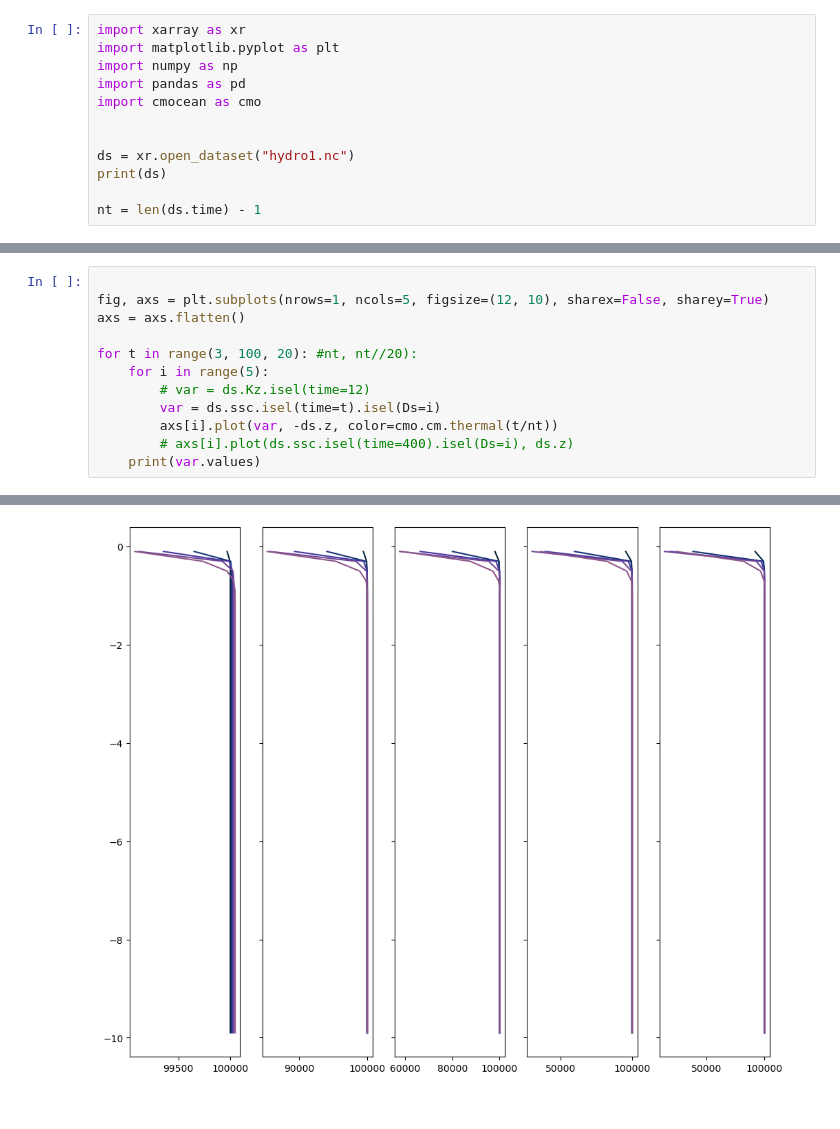
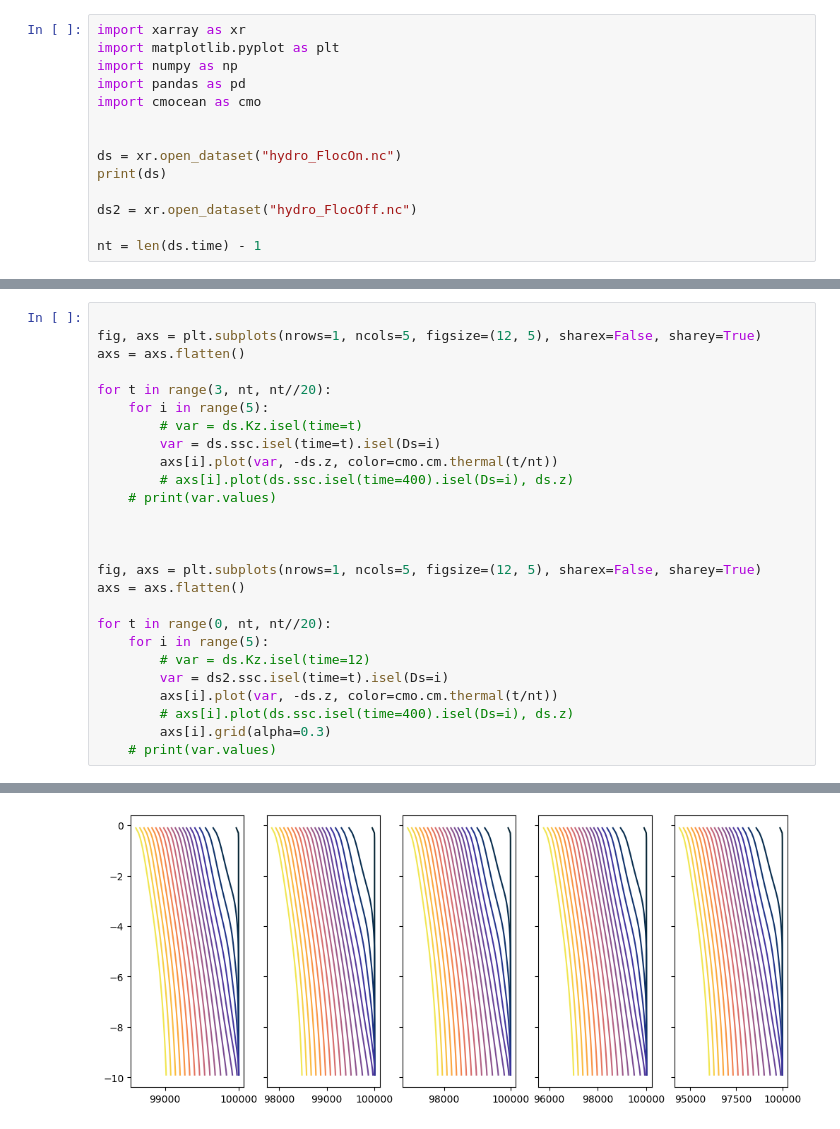
Before and after one commit to sienna-white/enkf_sediment, a Jupyter notebook: plot_sediment.ipynb, the cells around one changed output, grey strips where cells are left out. Saved outputs shown, nothing was run; the diff lists cells and outputs as text.

```diff
--- a/plot_sediment.ipynb
+++ b/plot_sediment.ipynb
@@ -6,8 +6,10 @@ import pandas as pd
 import cmocean as cmo
 
 
-ds = xr.open_dataset("hydro1.nc")
+ds = xr.open_dataset("hydro_FlocOn.nc")
 print(ds)
 
+ds2 = xr.open_dataset("hydro_FlocOff.nc")
+
 nt = len(ds.time) - 1
 # %% [output]
@@ -36,13 +39,27 @@ To opt-in to future behavior, set `decode_timedelta=False`.
 # %%
 
-fig, axs = plt.subplots(nrows=1, ncols=5, figsize=(12, 10), sharex=False, sharey=True)
+fig, axs = plt.subplots(nrows=1, ncols=5, figsize=(12, 5), sharex=False, sharey=True)
 axs = axs.flatten()
 
-for t in range(3, 100, 20): #nt, nt//20):
+for t in range(3, nt, nt//20):
     for i in range(5):
-        # var = ds.Kz.isel(time=12)
+        # var = ds.Kz.isel(time=t)
         var = ds.ssc.isel(time=t).isel(Ds=i)
         axs[i].plot(var, -ds.z, color=cmo.cm.thermal(t/nt))
         # axs[i].plot(ds.ssc.isel(time=400).isel(Ds=i), ds.z)
-    print(var.values)
+    # print(var.values)
+
+
+
+fig, axs = plt.subplots(nrows=1, ncols=5, figsize=(12, 5), sharex=False, sharey=True)
+axs = axs.flatten()
+
+for t in range(0, nt, nt//20):
+    for i in range(5):
+        # var = ds.Kz.isel(time=12)
+        var = ds2.ssc.isel(time=t).isel(Ds=i)
+        axs[i].plot(var, -ds.z, color=cmo.cm.thermal(t/nt))
+        # axs[i].plot(ds.ssc.isel(time=400).isel(Ds=i), ds.z)
+        axs[i].grid(alpha=0.3)
+    # print(var.values)
 # %% [output]
@@ -66 +66 @@ for t in range(3, 100, 20): #nt, nt//20):
-[figure, old version]
+[figure, new version]
```
Also changed, not shown: parts of 4 cells of this notebook, 6 other files.
